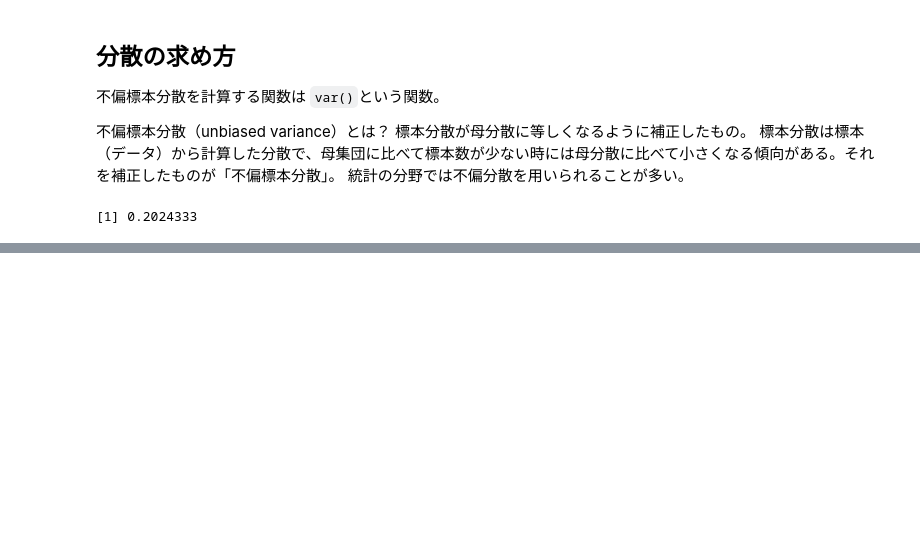
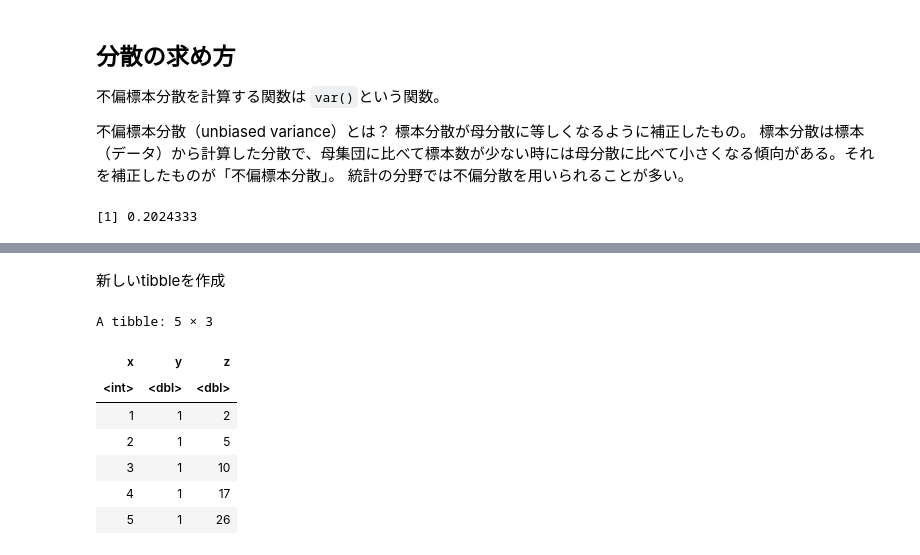
Before and after one commit to wang-zhijun/learn-statistics, a Jupyter notebook: learn-r.ipynb, the cells around one changed output, grey strips where cells are left out. Cells and saved outputs as stored; diff of their text form; code cells hidden in the pictures; blank space fills up the shorter version.

```diff
--- a/learn-r.ipynb
+++ b/learn-r.ipynb
@@ -339,0 +370,17 @@ var(x)
+# %% [markdown]
+新しいtibbleを作成
+# %%
+tibble(
+  x = 1:5,
+  y = 1,
+  z = x ^ 2 + y
+)
+# %% [output]
+A tibble: 5 × 3
+| x | y | z |
+| <int> | <dbl> | <dbl> |
+| 1 | 1 | 2 |
+| 2 | 1 | 5 |
+| 3 | 1 | 10 |
+| 4 | 1 | 17 |
+| 5 | 1 | 26 |
```
Also changed, not shown: parts of 9 cells of this notebook.
